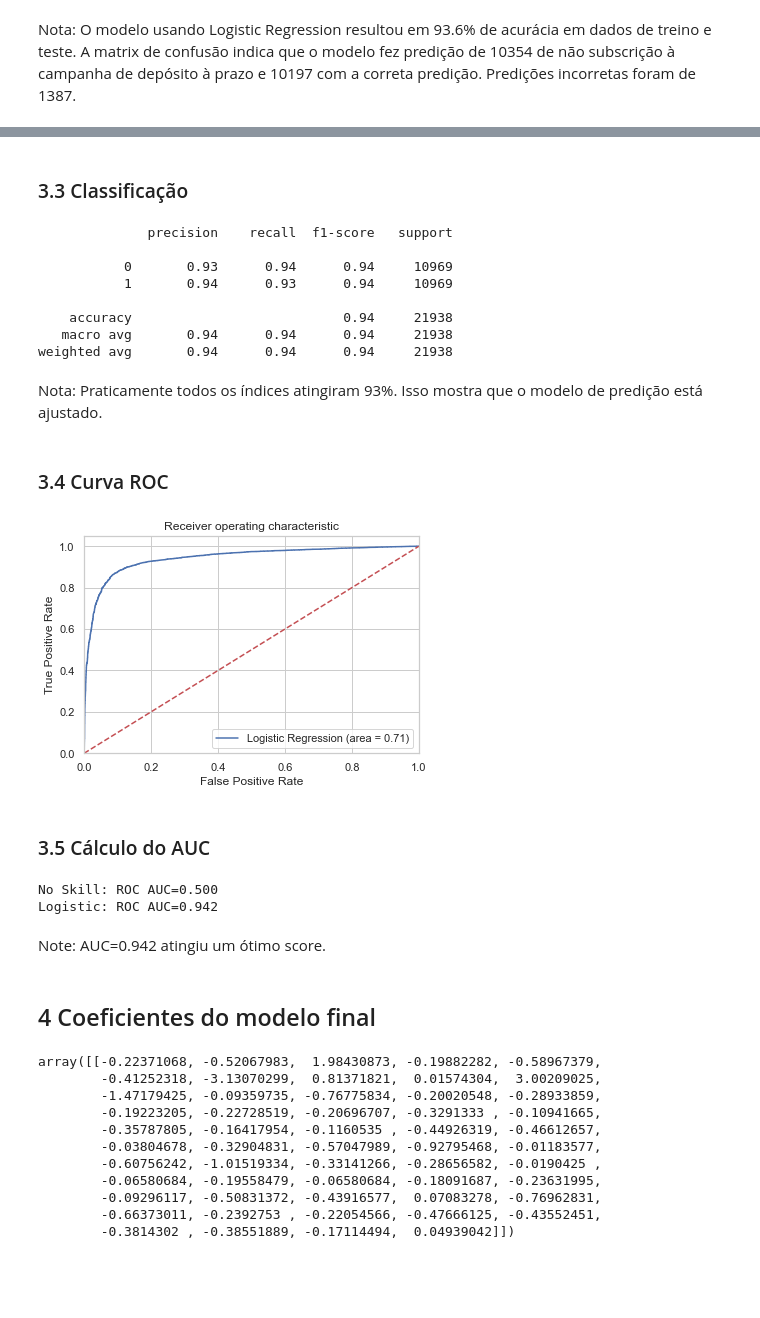
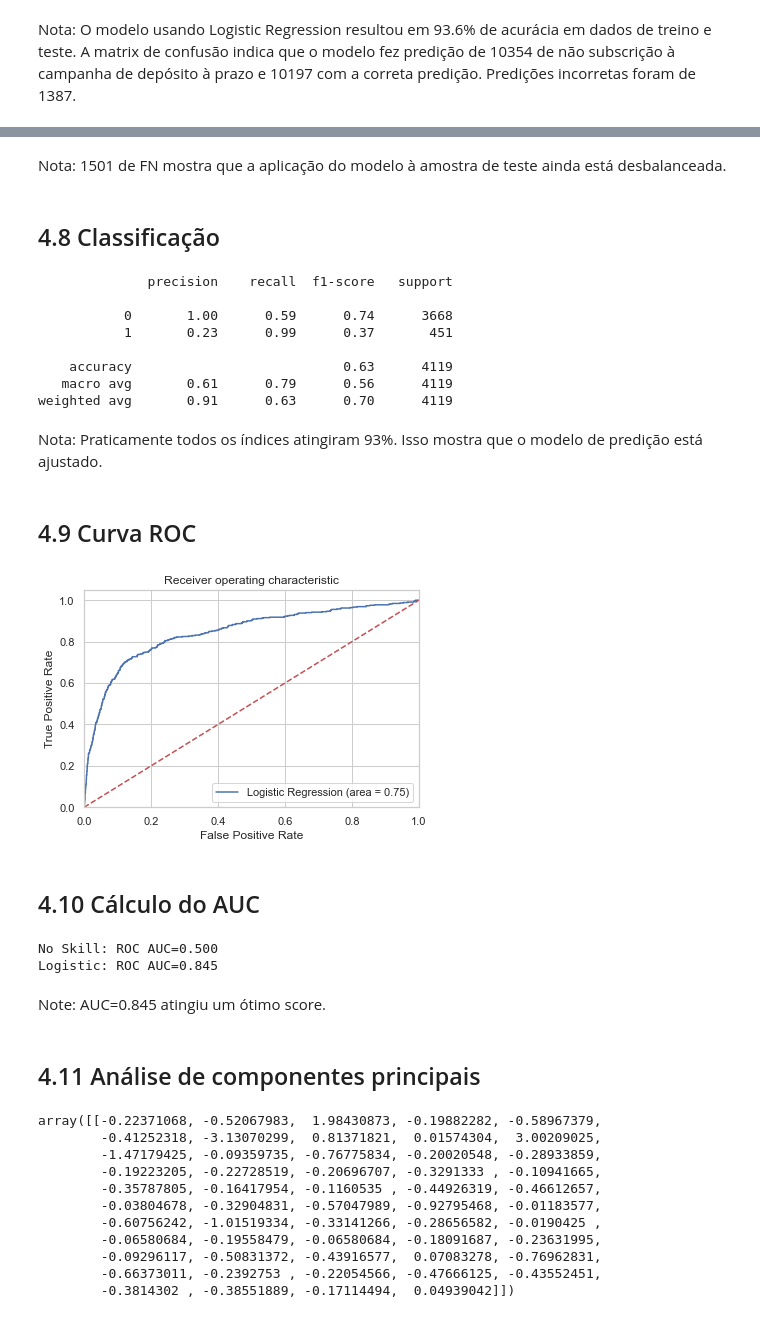
Before and after one commit to edbkei/MO416PROJ3, a Jupyter notebook: Projeto3/Project3.ipynb, the cells around one changed output, grey strips where cells are left out. Drawn from its saved outputs; the diff is of its cells as text; code cells hidden in the pictures; blank space fills up the shorter version.

```diff
--- a/Projeto3/Project3.ipynb
+++ b/Projeto3/Project3.ipynb
@@ -390,0 +444,6 @@ Nota: O modelo usando Logistic Regression resultou em 93.6% de acurácia em dado
+# %%
+data2['y']=np.where(data2['y'] =='yes', 1, data2['y'])
+data2['y']=np.where(data2['y'] =='no',  0, data2['y'])
+data2['pdays_no_contact']=(data2['pdays']==999)*1
+contact=({'cellular':0, 'telephone':1})
+data2['contact']=data2['contact'].map(contact)
@@ -390,0 +462,5 @@ Nota: O modelo usando Logistic Regression resultou em 93.6% de acurácia em dado
+# %%
+df2=pd.get_dummies(data2,columns=['job','marital','education','default','housing','loan',
+                                  'month','day_of_week','poutcome'], drop_first=True)
+
+df2.shape
@@ -390,0 +499,7 @@ Nota: O modelo usando Logistic Regression resultou em 93.6% de acurácia em dado
+# %%
+X2 = df2.loc[:, df2.columns != 'y']
+y2 = df2.loc[:, df2.columns == 'y']
+#from imblearn.over_sampling import SMOTE
+#os2 = SMOTE(random_state=0)
+#X2_train, X2_test, y2_train, y2_test = train_test_split(X2, y2, test_size=0.3, random_state=0)
+#columns = X2_train.columns
@@ -390,0 +527,5 @@ Nota: O modelo usando Logistic Regression resultou em 93.6% de acurácia em dado
+# %%
+from sklearn.preprocessing import StandardScaler
+sc2=StandardScaler()
+X2_norm=sc2.fit_transform(X2)
+#X2_testing=sc2.transform(X2_test)
@@ -391,58 +576,60 @@ Nota: O modelo usando Logistic Regression resultou em 93.6% de acurácia em dado
+# %% [markdown]
+Nota: 1501 de FN mostra que a aplicação do modelo à amostra de teste ainda está desbalanceada.
 # %% [markdown]
-### 3.3 Classificação
+## 4.8 Classificação
 # %%
 from sklearn.metrics import classification_report
-print(classification_report(os_test_y.astype(int), y_pred.astype(int)))
+print(classification_report(y2.astype(int), y2_pred.astype(int)))
 # %% [output]
               precision    recall  f1-score   support
 
-           0       0.93      0.94      0.94     10969
-           1       0.94      0.93      0.94     10969
+           0       1.00      0.59      0.74      3668
+           1       0.23      0.99      0.37       451
 
-    accuracy                           0.94     21938
-   macro avg       0.94      0.94      0.94     21938
-weighted avg       0.94      0.94      0.94     21938
+    accuracy                           0.63      4119
+   macro avg       0.61      0.79      0.56      4119
+weighted avg       0.91      0.63      0.70      4119
 # %% [markdown]
 Nota: Praticamente todos os índices atingiram 93%. Isso mostra que o modelo de predição está ajustado.
 # %% [markdown]
-### 3.4 Curva ROC
+## 4.9 Curva ROC
 # %%
 from sklearn.metrics import roc_auc_score
 from sklearn.metrics import roc_curve
-logit_roc_auc = roc_auc_score(os_test_y.astype(int), clf.predict(X_testing.astype(int)))
-fpr, tpr, thresholds = roc_curve(os_test_y.astype(int), clf.predict_proba(X_testing.astype(int))[:,1])
+logit_roc_auc2 = roc_auc_score(y2.astype(int), clf.predict(X2_norm.astype(int)))
+fpr, tpr, thresholds = roc_curve(y2.astype(int), clf.predict_proba(X2_norm.astype(int))[:,1])
 plt.figure()
-plt.plot(fpr, tpr, label='Logistic Regression (area = %0.2f)' % logit_roc_auc)
+plt.plot(fpr, tpr, label='Logistic Regression (area = %0.2f)' % logit_roc_auc2)
 plt.plot([0, 1], [0, 1],'r--')
 plt.xlim([0.0, 1.0])
 plt.ylim([0.0, 1.05])
 plt.xlabel('False Positive Rate')
 plt.ylabel('True Positive Rate')
 plt.title('Receiver operating characteristic')
 plt.legend(loc="lower right")
 plt.savefig('Log_ROC')
 plt.show()
 # %% [output]
-[figure, old version]
+[figure, new version]
 # %% [markdown]
-### 3.5 Cálculo do AUC
+## 4.10 Cálculo do AUC
 # %%
-lr_probs1=clf.predict_proba(X_testing.astype(int))
-ns_probs1 = [0 for _ in range(len(os_test_y))]
+lr_probs1=clf.predict_proba(X2_norm.astype(int))
+ns_probs1 = [0 for _ in range(len(y2))]
 lr_probs1=lr_probs1[:, 1]
 # calculate scores
-ns_auc1 = roc_auc_score(os_test_y.astype(int), ns_probs1)
-lr_auc1 = roc_auc_score(os_test_y.astype(int), lr_probs1)
+ns_auc1 = roc_auc_score(y2.astype(int), ns_probs1)
+lr_auc1 = roc_auc_score(y2.astype(int), lr_probs1)
 # summarize scores
 print('No Skill: ROC AUC=%.3f' % (ns_auc1))
 print('Logistic: ROC AUC=%.3f' % (lr_auc1))
 # %% [output]
 No Skill: ROC AUC=0.500
-Logistic: ROC AUC=0.942
+Logistic: ROC AUC=0.845
 # %% [markdown]
-Note: AUC=0.942 atingiu um ótimo score.
+Note: AUC=0.845 atingiu um ótimo score.
-# %% [markdown]
-## 4 Coeficientes do modelo final
+# %% [markdown]
+## 4.11 Análise de componentes principais
 # %%
 clf.coef_
 # %% [output]
```
Also changed, not shown: parts of 25 cells of this notebook.
